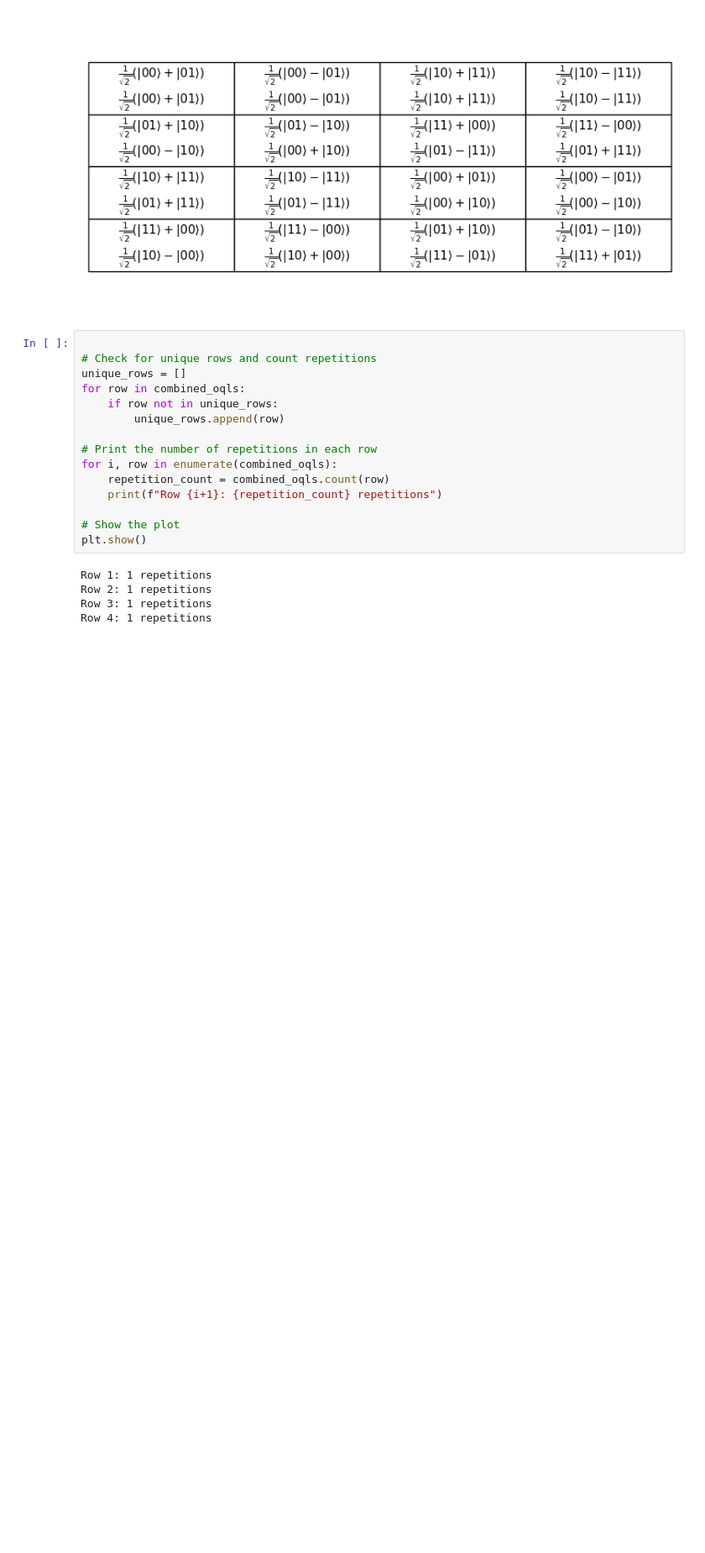
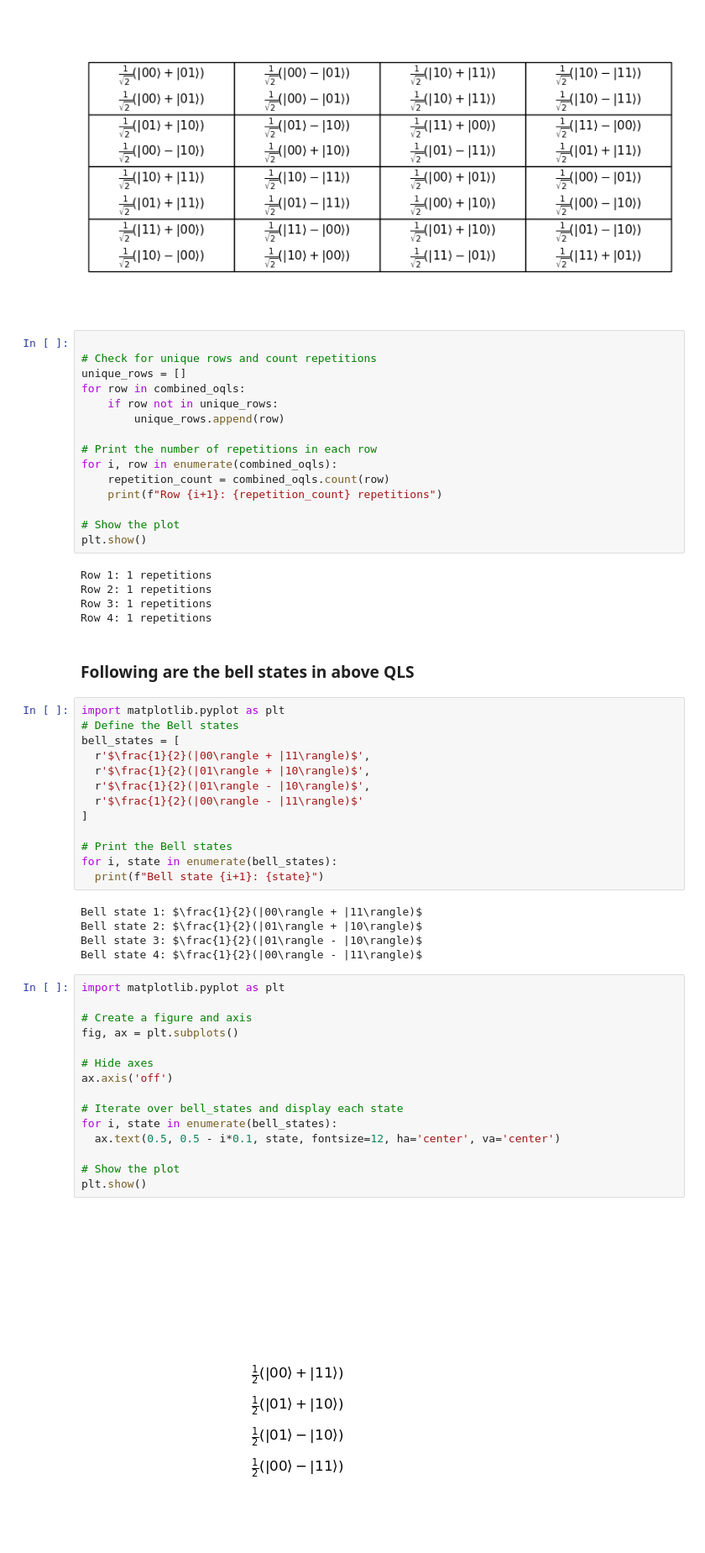
Before and after one commit to fatahjamro/thesis, a Jupyter notebook: notebooks/latin-squares-work.ipynb, the cells around one changed output. Shown at 84% size. Cells and saved outputs as stored; diff of their text form; blank space fills up the shorter version.

Commit message:
added bell states in QLS notebook

```diff
--- a/notebooks/latin-squares-work.ipynb
+++ b/notebooks/latin-squares-work.ipynb
@@ -273,3 +275,40 @@ Row 1: 1 repetitions
 Row 2: 1 repetitions
 Row 3: 1 repetitions
 Row 4: 1 repetitions
+# %% [markdown]
+### Following are the bell states in above QLS
+# %%
+import matplotlib.pyplot as plt
+# Define the Bell states
+bell_states = [
+  r'$\frac{1}{2}(|00\rangle + |11\rangle)$',
+  r'$\frac{1}{2}(|01\rangle + |10\rangle)$',
+  r'$\frac{1}{2}(|01\rangle - |10\rangle)$',
+  r'$\frac{1}{2}(|00\rangle - |11\rangle)$'
+]
+
+# Print the Bell states
+for i, state in enumerate(bell_states):
+  print(f"Bell state {i+1}: {state}")
+# %% [output]
+Bell state 1: $\frac{1}{2}(|00\rangle + |11\rangle)$
+Bell state 2: $\frac{1}{2}(|01\rangle + |10\rangle)$
+Bell state 3: $\frac{1}{2}(|01\rangle - |10\rangle)$
+Bell state 4: $\frac{1}{2}(|00\rangle - |11\rangle)$
+# %%
+import matplotlib.pyplot as plt
+
+# Create a figure and axis
+fig, ax = plt.subplots()
+
+# Hide axes
+ax.axis('off')
+
+# Iterate over bell_states and display each state
+for i, state in enumerate(bell_states):
+  ax.text(0.5, 0.5 - i*0.1, state, fontsize=12, ha='center', va='center')
+
+# Show the plot
+plt.show()
+# %% [output]
+[figure, added]
```
Also changed, not shown: parts of 1 cell of this notebook.
